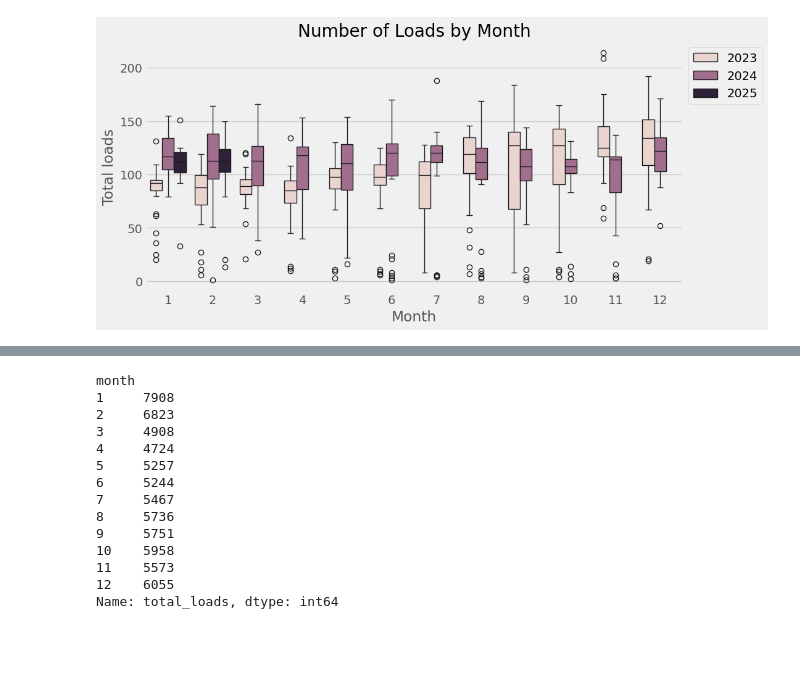
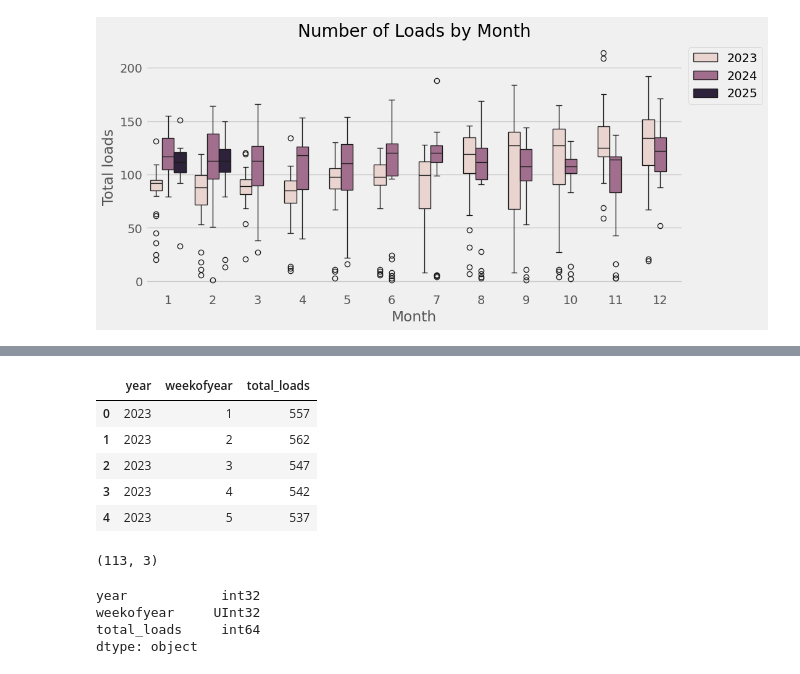
Before and after one commit to diogojfr/time_series_studies, a Jupyter notebook: Daily Loads.ipynb, the cells around one changed output, grey strips where cells are left out. Cells and saved outputs as stored; diff of their text form; code cells hidden in the pictures; blank space fills up the shorter version.

```diff
--- a/Daily Loads.ipynb
+++ b/Daily Loads.ipynb
@@ -148,17 +163,21 @@ Name: total_loads, dtype: int64
 # %%
-features_and_target.groupby(['year','month'])['total_loads'].sum()
+df_week = features_and_target.groupby(['year','weekofyear'], as_index=False)['total_loads'].sum()
+df_week.head()
 # %% [output]
-month
-1     7908
-2     6823
-3     4908
-4     4724
-5     5257
-6     5244
-7     5467
-8     5736
-9     5751
-10    5958
-11    5573
-12    6055
-Name: total_loads, dtype: int64
+|  | year | weekofyear | total_loads |
+| 0 | 2023 | 1 | 557 |
+| 1 | 2023 | 2 | 562 |
+| 2 | 2023 | 3 | 547 |
+| 3 | 2023 | 4 | 542 |
+| 4 | 2023 | 5 | 537 |
+# %%
+df_week.shape
+# %% [output]
+(113, 3)
+# %%
+df_week.dtypes
+# %% [output]
+year            int32
+weekofyear     UInt32
+total_loads     int64
+dtype: object
```
Also changed, not shown: parts of 12 cells of this notebook.
